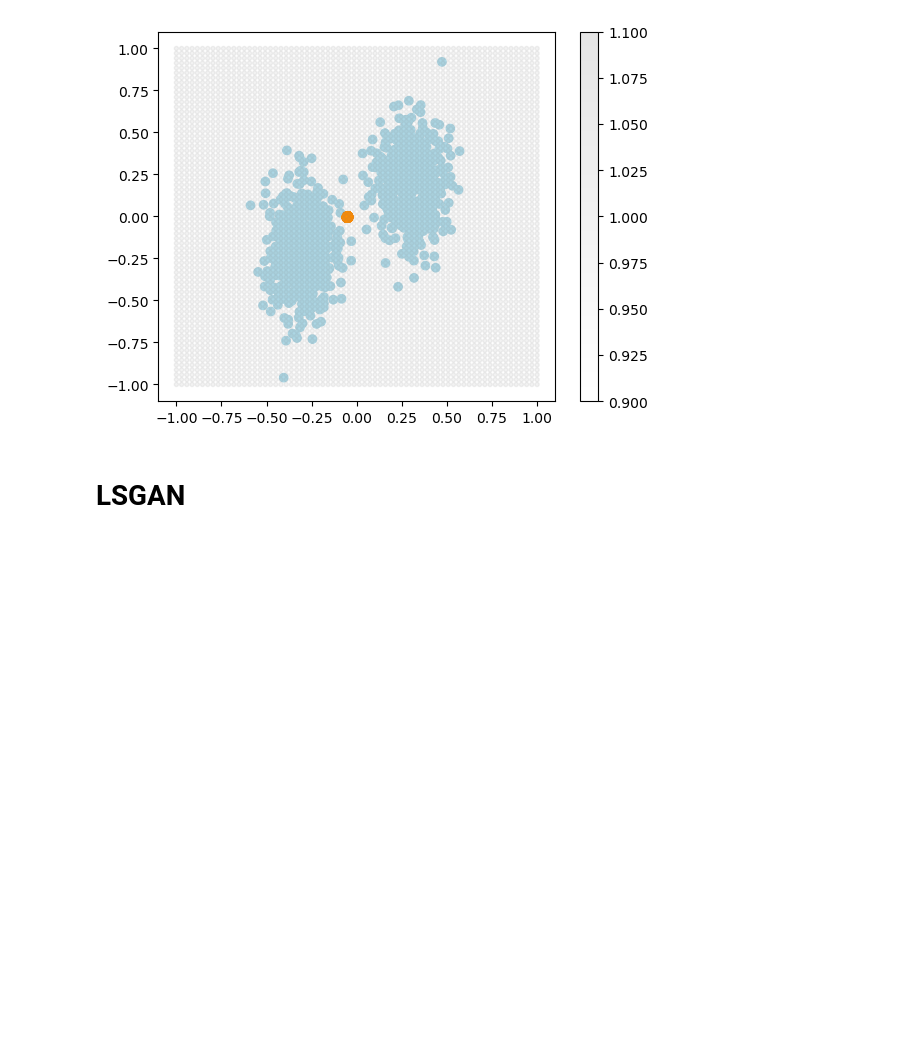
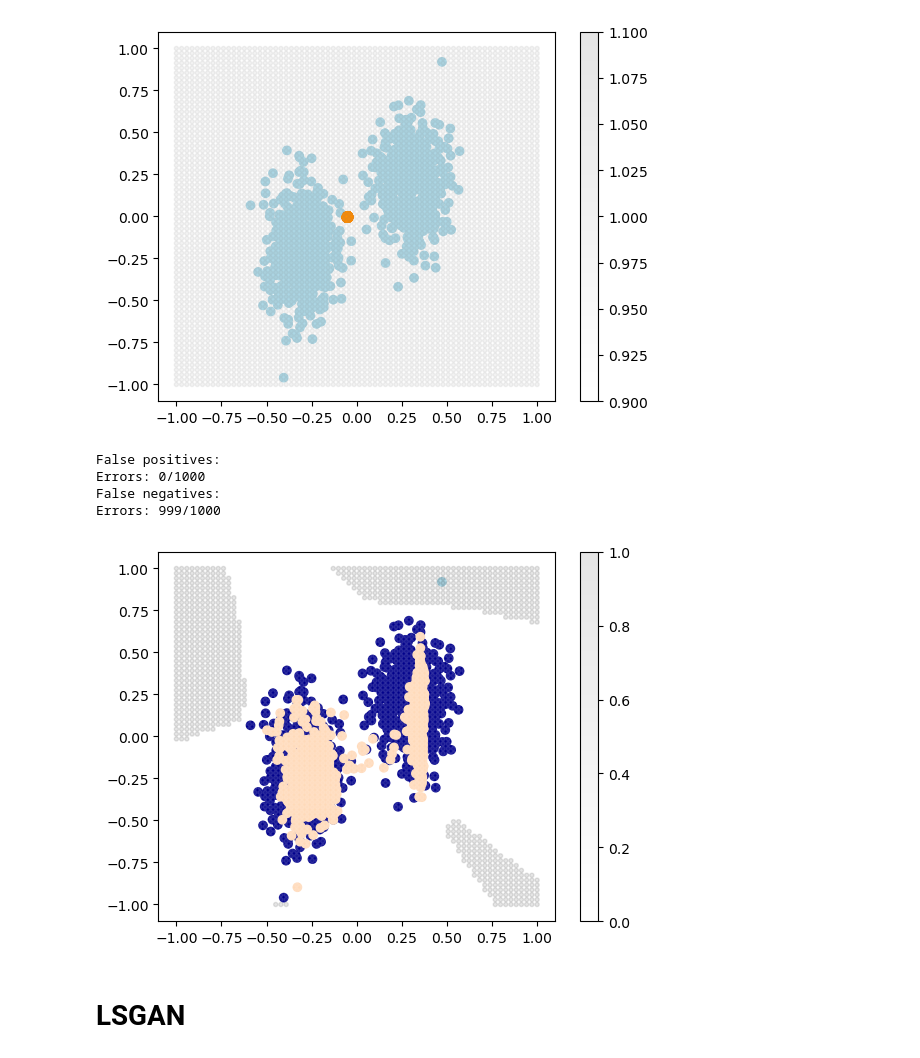
Before and after one commit to vincentbriat/machine-learning-practice, a Jupyter notebook: GAN investigation.ipynb, the cells around one changed output. Cells and saved outputs as stored; diff of their text form; code cells hidden in the pictures; blank space fills up the shorter version.

```diff
--- a/GAN investigation.ipynb
+++ b/GAN investigation.ipynb
@@ -409,12 +415,18 @@ disc2.visualize(70)
 gan2.set_lr(5e-2)
 # %%
 gan2.verbose = False
-epochs = 50_000
+epochs = 100_000
 for i in range(epochs):
     gan2.train(real)
 gan2.display(noise, real)
 gan2.get_falses(real, noise)
 disc2.visualize(steps=70)
+# %% [output]
+False positives:
+Errors: 0/1000
+False negatives:
+Errors: 999/1000
+[figure, added]
 # %% [markdown]
 # LSGAN
 # %%
```
Also changed, not shown: parts of 3 cells of this notebook.
